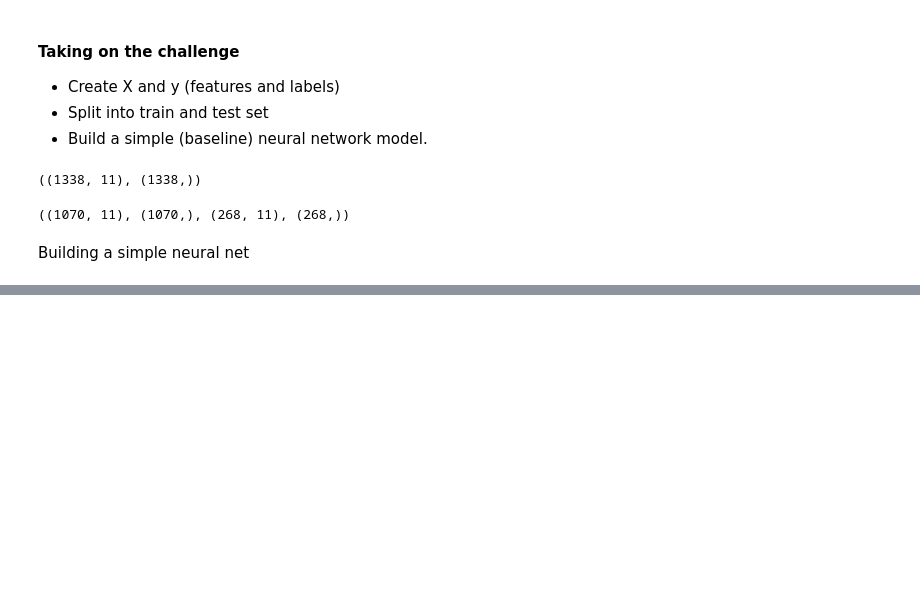
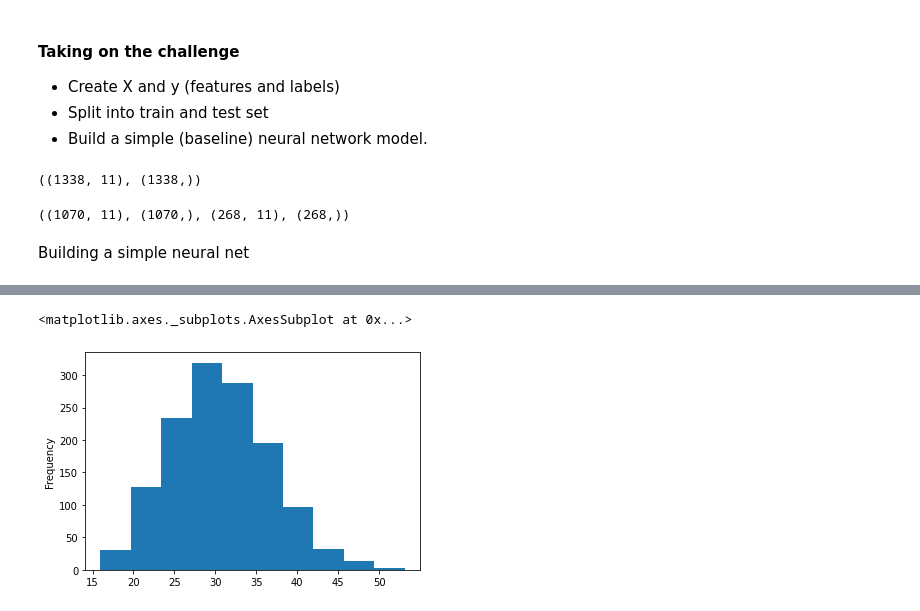
Before and after one commit to ashikshafi08/Learning_Tensorflow, a Jupyter notebook: Notebooks/01_Neural_Network_Regression_with_Tensorflow.ipynb, the cells around one changed output, grey strips where cells are left out. Saved outputs shown, nothing was run; the diff lists cells and outputs as text; code cells hidden in the pictures; blank space fills up the shorter version.

```diff
--- a/Notebooks/01_Neural_Network_Regression_with_Tensorflow.ipynb
+++ b/Notebooks/01_Neural_Network_Regression_with_Tensorflow.ipynb
@@ -1429,0 +1558,6 @@ Right now it look's like our model isn't doing well, so let's improve our model
+# %%
+# Distribution of bmi column
+X['bmi'].plot(kind = 'hist')
+# %% [output]
+<matplotlib.axes._subplots.AxesSubplot at 0x...>
+[figure, added]
```
Also changed, not shown: parts of 46 cells of this notebook.
